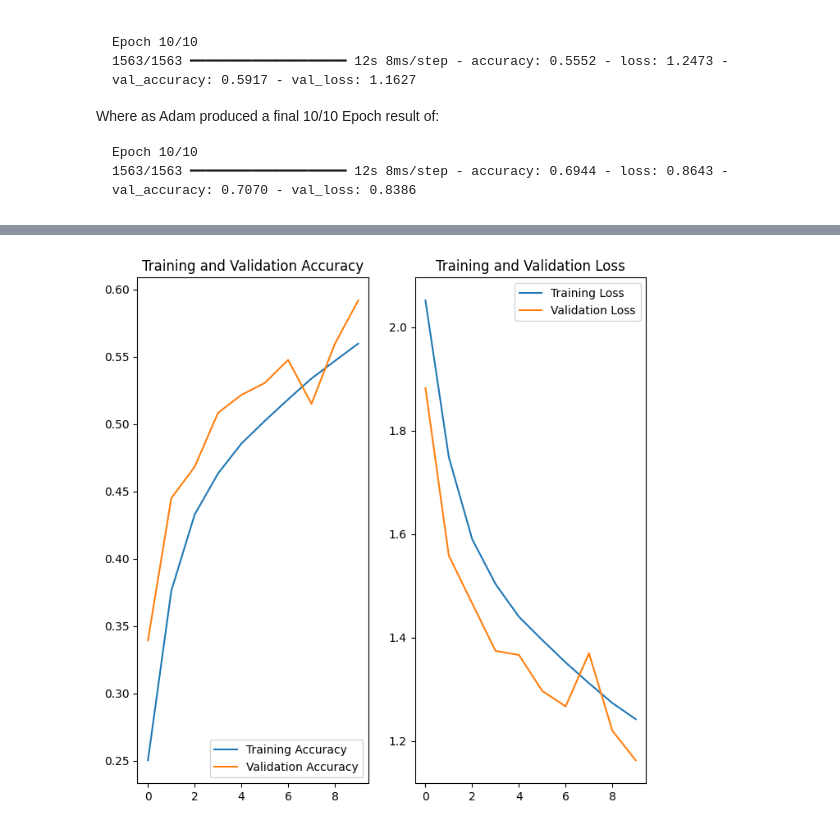
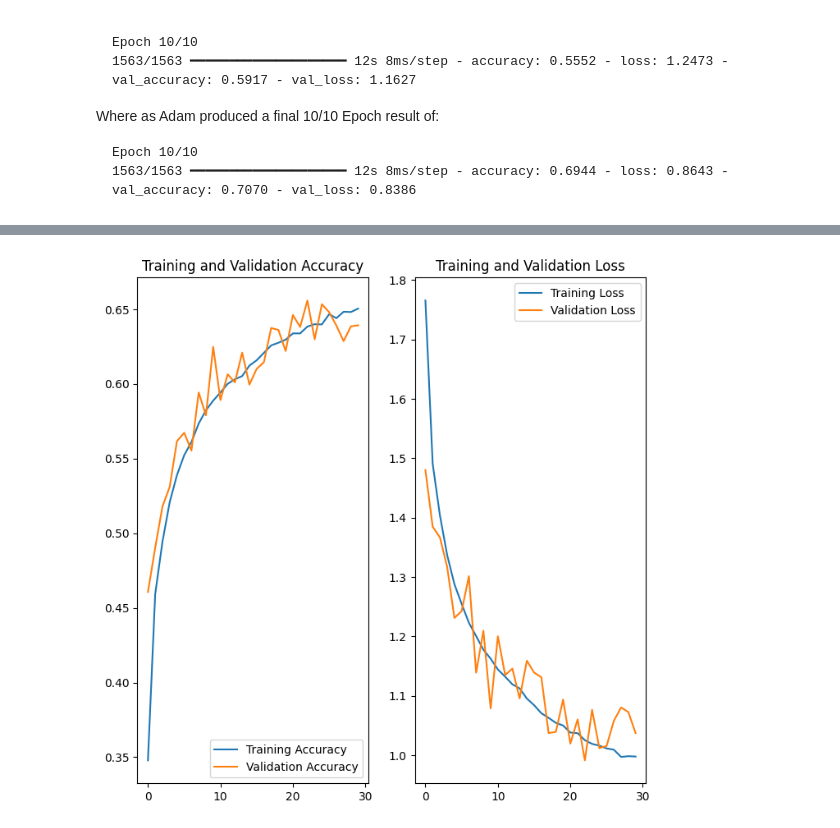
Before and after one commit to cu-cspb-4622-summer-2023/p2-GreatBrittan, a Jupyter notebook: Brittan_Mini_Project_2.ipynb, the cells around one changed output, grey strips where cells are left out. Cells and saved outputs as stored; diff of their text form; code cells hidden in the pictures.

```diff
--- a/Brittan_Mini_Project_2.ipynb
+++ b/Brittan_Mini_Project_2.ipynb
@@ -39,3 +267,3 @@ model = Sequential([
 # %%
-
-model.compile(loss='categorical_crossentropy', optimizer='adam', metrics=['accuracy'])
+# Compile the model
+model_improved.compile(loss='categorical_crossentropy', optimizer='adam', metrics=['accuracy'])
@@ -108,23 +270,3 @@ Test accuracy: 0.5996000170707703
-# %%
-model_improved = keras.Sequential(
-  [
-    layers.Input((32,32,3)),
-    layers.RandomFlip("horizontal"),
-    layers.RandomRotation(0.1),
-    layers.RandomZoom(0.1),
-    layers.Conv2D(16, 3, padding='same', activation='relu'),
-    layers.MaxPooling2D(),
-    layers.Conv2D(32, 3, padding='same', activation='relu'),
-    layers.MaxPooling2D(),
-    layers.Conv2D(64, 3, padding='same', activation='relu'),
-    layers.MaxPooling2D(),
-    layers.Flatten(),
-    layers.Dense(128, activation='relu'),
-    layers.Dense(10, activation='softmax')
-  ]
-)
-# %%
-model_improved.compile(loss='categorical_crossentropy', optimizer='Adam', metrics=['accuracy'])
 # %% [markdown]
 __Optimizers__
 
@@ -141,8 +283,9 @@ Where as Adam produced a final 10/10 Epoch result of:
     Epoch 10/10
     1563/1563 ━━━━━━━━━━━━━━━━━━━━ 12s 8ms/step - accuracy: 0.6944 - loss: 0.8643 - val_accuracy: 0.7070 - val_loss: 0.8386
 # %%
-epochs=10
-history = model_improved.fit(
+# Fit the model
+epochs=30
+history2 = model_improved.fit(
   X_train,
   y_train,
   validation_data= (X_test, y_test),
@@ -172,24 +312,28 @@ Epoch 10/10
 # %%
-acc = history.history['accuracy']
-val_acc = history.history['val_accuracy']
+# Get accuracy and val_accuracy from history
+acc = history2.history['accuracy']
+val_acc = history2.history['val_accuracy']
 
-loss = history.history['loss']
-val_loss = history.history['val_loss']
+# Get loss and val_loss from history
+loss = history2.history['loss']
+val_loss = history2.history['val_loss']
 
+# Set range to number of epochs
 epochs_range = range(epochs)
 
+# Plot data and label axes and title
 plt.figure(figsize=(8, 8))
 plt.subplot(1, 2, 1)
 plt.plot(epochs_range, acc, label='Training Accuracy')
 plt.plot(epochs_range, val_acc, label='Validation Accuracy')
 plt.legend(loc='lower right')
 plt.title('Training and Validation Accuracy')
 
 plt.subplot(1, 2, 2)
 plt.plot(epochs_range, loss, label='Training Loss')
 plt.plot(epochs_range, val_loss, label='Validation Loss')
 plt.legend(loc='upper right')
 plt.title('Training and Validation Loss')
 plt.show()
 # %% [output]
-[figure, old version]
+[figure, new version]
```
Also changed, not shown: parts of 37 cells of this notebook, 1 other file.
